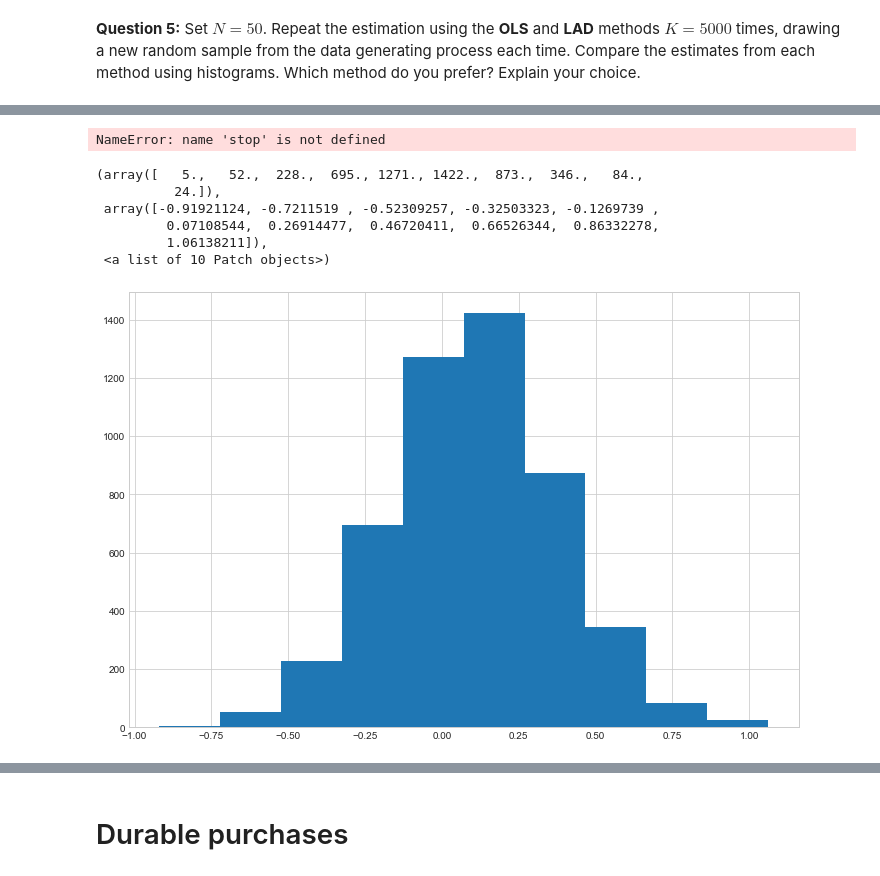
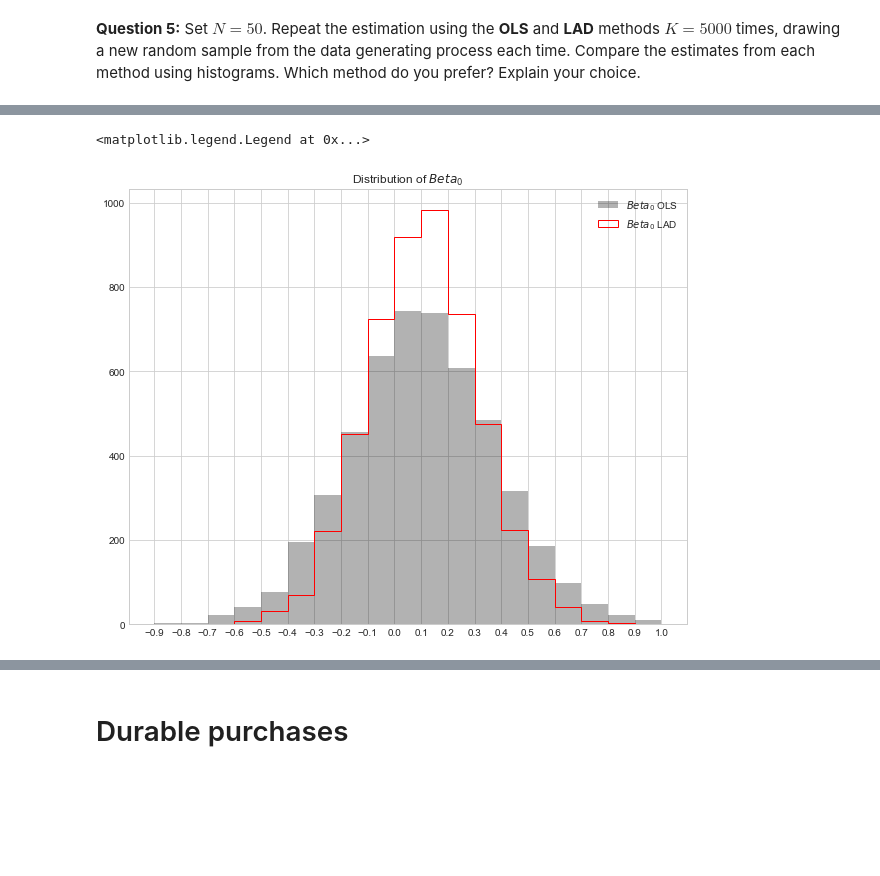
Before and after one commit to NumEconCopenhagen/projects-2020-tobiasharald, a Jupyter notebook: examproject/exam_2020.ipynb, the cells around one changed output, grey strips where cells are left out. Drawn from its saved outputs; the diff is of its cells as text; code cells hidden in the pictures; blank space fills up the shorter version.

Commit message:
hist done

```diff
--- a/examproject/exam_2020.ipynb
+++ b/examproject/exam_2020.ipynb
@@ -283,4 +313,7 @@ for i in range(0,K):
 # %%
+N=50
+K=5000
+
 #We use the LAD method: LAD LAD LAD
 Beta_0_LAD = np.empty((K,1))
 Beta_1_LAD = np.empty((K,1))
@@ -471,40 +351,13 @@ ax.hist(Beta_2_OLS)
-# %%
-stop
-N=50
-K=10000
-for i in range(0,K):
-    np.random.seed(i)
-    x1,x2,y = DGP(N)
-    Y=np.array(y)
-    X1=np.array(x1)
-    X2=np.array(x2)
-    X0=np.ones(shape=y.shape)
-    X=np.column_stack((X0,X1))
-    X=np.column_stack((X,X2))
-    #print(X[1,:])
-    # For OLS:
-    Numerical_solver_result=np.linalg.lstsq(X,Y)[0]
-
-    # We find the optimal parameters
-    Beta_0_opt=Numerical_solver_result[0]
-    Beta_1_opt=Numerical_solver_result[1]
-    Beta_2_opt=Numerical_solver_result[2]
-
-    #
-    Beta_0_OLS[i] = Beta_0_opt
-    Beta_1_OLS[i] = Beta_1_opt
-    Beta_2_OLS[i] = Beta_2_opt
-# %% [output]
-NameError: name 'stop' is not defined
-# %%
-fig = plt.figure(figsize=(12,8)) # create the figure
-ax = fig.add_subplot(111) # create a 3d axis in the figure
-ax.hist(Beta_0_OLS)
-# %% [output]
-(array([   5.,   52.,  228.,  695., 1271., 1422.,  873.,  346.,   84.,
-          24.]),
- array([-0.91921124, -0.7211519 , -0.52309257, -0.32503323, -0.1269739 ,
-         0.07108544,  0.26914477,  0.46720411,  0.66526344,  0.86332278,
-         1.06138211]),
- <a list of 10 Patch objects>)
-[figure, removed]
+# %%
+#Histogram for Beta 0
+bins = np.arange(-0.9,1.1, step=0.1)
+fig = plt.figure(figsize=(10,8))
+ax = fig.add_subplot(111)
+ax.hist(Beta_0_OLS, color = 'black', bins=bins, histtype='stepfilled', alpha=0.3, label='$Beta_0$ OLS')
+ax.hist(Beta_0_LAD, color = 'red', bins=bins, histtype='step',label='$Beta_0$ LAD')
+ax.set_title('Distribution of $Beta_0$')
+plt.xticks(bins)
+ax.legend(loc='upper right')
+# %% [output]
+<matplotlib.legend.Legend at 0x...>
+[figure, added]
```
Also changed, not shown: parts of 22 cells of this notebook.
